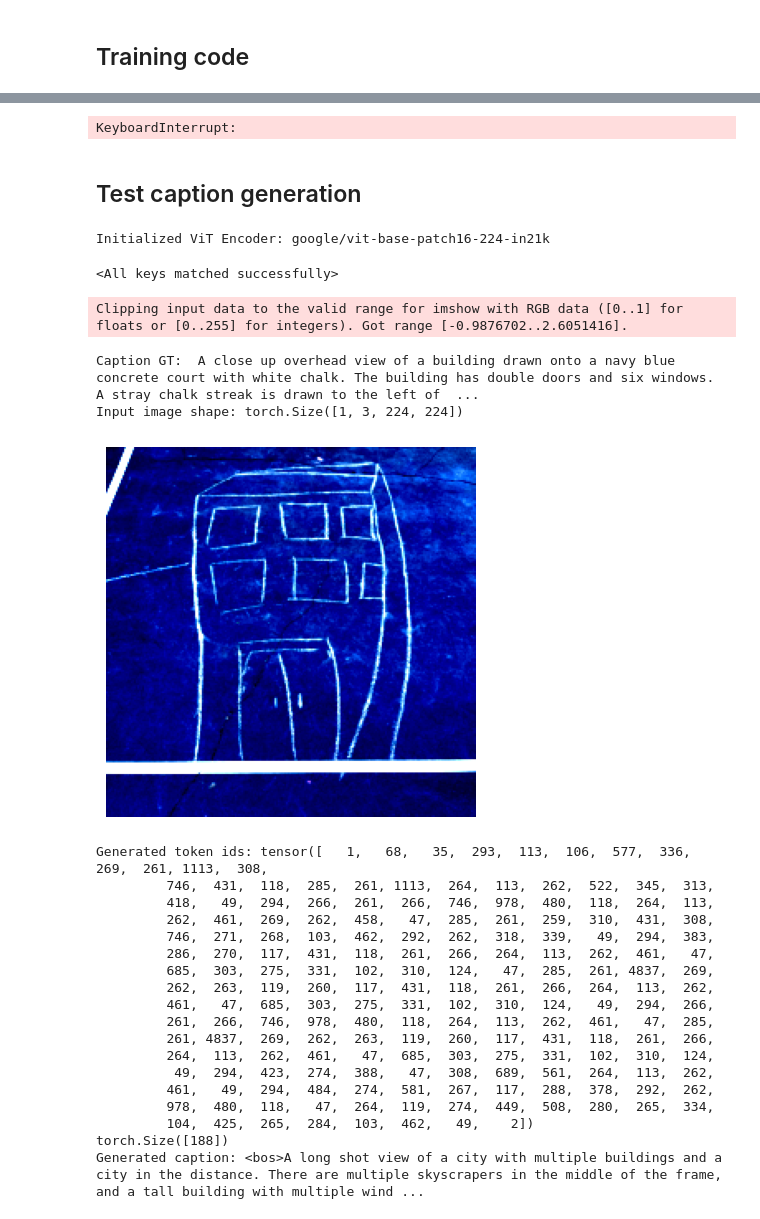
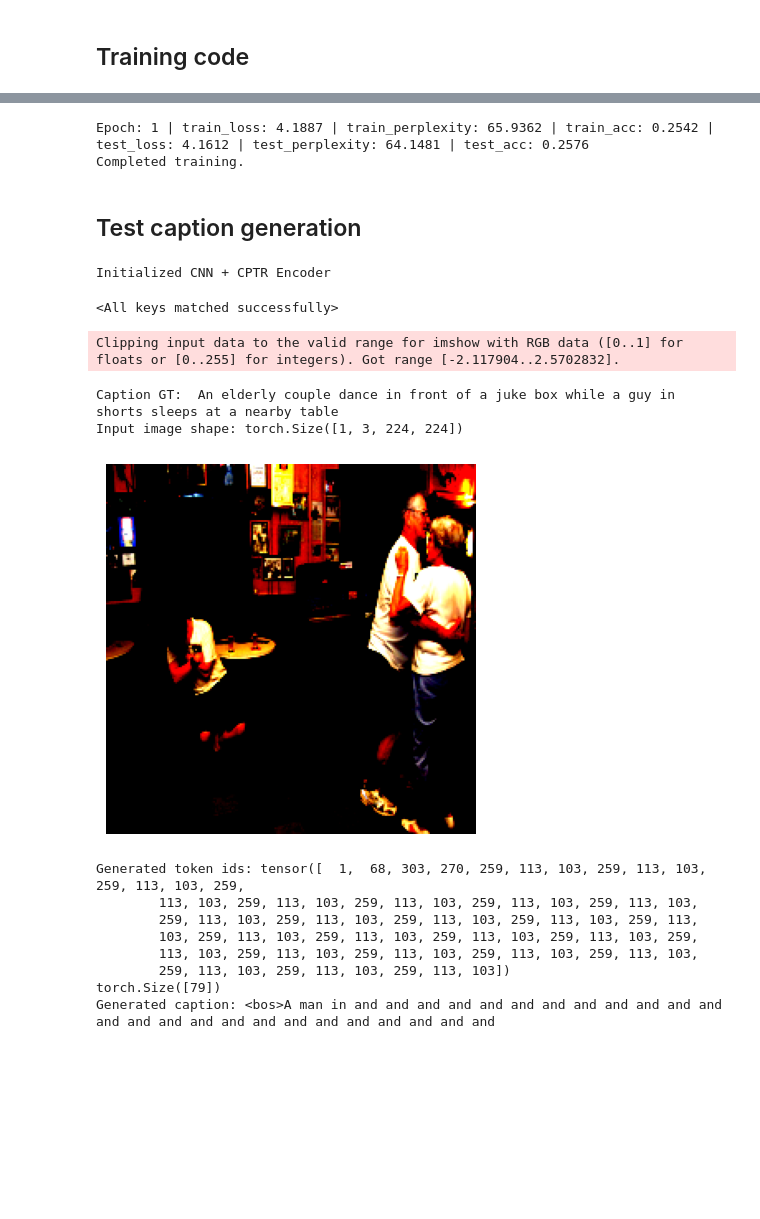
Before and after one commit to Incomprehensible/Transformer-Image-Captioning, a Jupyter notebook: train_model.ipynb, the cells around one changed output, grey strips where cells are left out. Drawn from its saved outputs; the diff is of its cells as text; code cells hidden in the pictures; blank space fills up the shorter version.

Commit message:
feat: rebased config loading around json. Adjusted LR of cosine annealing.

```diff
--- a/train_model.ipynb
+++ b/train_model.ipynb
@@ -28,2 +28,4 @@ importlib.reload(config)
 torch.cuda.empty_cache()
+# %%
+config = cfg.make_config()
 # %%
@@ -206,7 +224,7 @@ Initialized ViT Encoder: google/vit-base-patch16-224-in21k
 ## Training code
 # %%
 class EarlyStopping:
-    def __init__(self, patience=config.EARLY_STOPPING_PATIENCE, delta=config.EARLY_STOPPING_DELTA, verbose=False):
+    def __init__(self, patience, delta, verbose=False):
         self.patience = patience
         self.delta = delta
         self.verbose = verbose
@@ -689,18 +727,20 @@ torch.cuda.empty_cache()
 # %%
 # Train the model for the rest of the epochs and save the training results to a dictionary
 results = train(model=transformer,
+                config=config,
                 tokenizer=tokenizer,
                 train_dataloader=train_dataloader,
                 test_dataloader=test_dataloader,
                 optimizer=optimizer,
                 scheduler=scheduler,
-                epochs=config.NUM_EPOCHS,
+                epochs=config["NUM_EPOCHS"],
                 device=device,
-                early_stop_patience=config.EARLY_STOPPING_PATIENCE,
-                early_stop_delta=config.EARLY_STOPPING_DELTA)
+                early_stop_patience=int(config["NUM_EPOCHS"]*0.1),
+                early_stop_delta=config["EARLY_STOPPING_DELTA"])
 print('Completed training.')
 # %% [output]
-KeyboardInterrupt:
+Epoch: 1 | train_loss: 4.1887 | train_perplexity: 65.9362 | train_acc: 0.2542 | test_loss: 4.1612 | test_perplexity: 64.1481 | test_acc: 0.2576
+Completed training.
 # %%
 # export training results to results directory
 results_dir = 'results'
@@ -716,63 +756,69 @@ torch.save(transformer.state_dict(), model_path)
 # %% [markdown]
 ## Test caption generation
 # %%
-transformer = CPTR(num_patches=config.NUM_PATCHES,
-                   img_emb_dim=D_IMG,
-                   patch_size=P,
-                   text_emb_dim=D_TEXT,
-                   d_model=D_TEXT,
-                   max_text_seq_len=L,
+transformer = CPTR(num_patches=config["NUM_PATCHES"],
+                   encoder_arch=config["ENCODER_ARCH"],
+                   encoding_strategy=config["VIT_ENCODING_STRATEGY"],
+                   use_embedding_projection=config["USE_PROJECTION_LAYER"],
+                   img_emb_use_conv=config["USE_CONV_IMG_EMBEDDING"],
+                   img_emb_dim=config["IMG_EMBEDDING_DIM"],
+                   patch_size=config["PATCH_SIZE"],
+                   text_emb_dim=config["TEXT_EMBEDDING_DIM"],
+                   d_model=config["EMBEDDING_DIM"],
+                   max_text_seq_len=config["MAX_TEXT_SEQUENCE_LENGTH"],
                    vocab_size=vocab_size,
                    pad_idx=pad_idx,
+                   channels=config["NUM_INPUT_CHANNELS"],
+                   num_encoder_blocks=config["ENCODER_NUM_BLOCKS"],
+                   num_encoder_heads=config["ENCODER_NUM_HEADS"],
+                   encoder_hidden_dim=config["ENCODER_HIDDEN_DIM"],
+                   encoder_dropout_prob=config["ENCODER_DROPOUT_PROB"],
+                   num_decoder_blocks=config["DECODER_NUM_BLOCKS"],
+                   num_decoder_heads=config["DECODER_NUM_HEADS"],
+                   decoder_hidden_dim=config["DECODER_HIDDEN_DIM"],
+                   decoder_dropout_prob=config["DECODER_DROPOUT_PROB"],
+                   bias=config["USE_BIAS"],
+                   use_weight_tying=config["USE_WEIGHT_TYING"],
+                   sublayer_dropout=config["SUBLAYER_DROPOUT"],
                    verbose=False).to(device)
 transformer.load_state_dict(torch.load(model_path, map_location=device))
 # %% [output]
-Initialized ViT Encoder: google/vit-base-patch16-224-in21k
+Initialized CNN + CPTR Encoder
 <All keys matched successfully>
 # %%
 transformer.eval()
 
 batch = next(iter(test_dataloader))
 image = batch["pixel_values"][0].unsqueeze(0).to(device)
 print('Caption GT: ', batch["description"][0])
 print('Input image shape:', image.shape)
 # plot input image
 img = image[0].cpu().permute(1, 2, 0).numpy()
 plt.imshow(img)
 plt.axis('off')
 plt.show()
 
 tokens = transformer.generate(image,
-        bos_token=tokenizer.get_vocab()[config.SpecialTokens.BOS.value],
-        eos_token=tokenizer.get_vocab()[config.SpecialTokens.EOS.value],
+        bos_token=tokenizer.get_vocab()[cfg.SpecialTokens.BOS.value],
+        eos_token=tokenizer.get_vocab()[cfg.SpecialTokens.EOS.value],
         max_len=L,
         device=device)
 if not isinstance(tokens, torch.Tensor):
         tokens = torch.tensor(tokens)
 print('Generated token ids:', tokens)
 print(tokens.shape)
 decoded_caption = tokenizer.decode(tokens)
 print('Generated caption:', decoded_caption)
 # %% [output]
-Clipping input data to the valid range for imshow with RGB data ([0..1] for floats or [0..255] for integers). Got range [-0.9876702..2.6051416].
+Clipping input data to the valid range for imshow with RGB data ([0..1] for floats or [0..255] for integers). Got range [-2.117904..2.5702832].
-Caption GT:  A close up overhead view of a building drawn onto a navy blue concrete court with white chalk. The building has double doors and six windows. A stray chalk streak is drawn to the left of  ...
+Caption GT:  An elderly couple dance in front of a juke box while a guy in shorts sleeps at a nearby table
 Input image shape: torch.Size([1, 3, 224, 224])
-[figure, old version]
+[figure, new version]
-Generated token ids: tensor([   1,   68,   35,  293,  113,  106,  577,  336,  269,  261, 1113,  308,
-         746,  431,  118,  285,  261, 1113,  264,  113,  262,  522,  345,  313,
-         418,   49,  294,  266,  261,  266,  746,  978,  480,  118,  264,  113,
-         262,  461,  269,  262,  458,   47,  285,  261,  259,  310,  431,  308,
-         746,  271,  268,  103,  462,  292,  262,  318,  339,   49,  294,  383,
-         286,  270,  117,  431,  118,  261,  266,  264,  113,  262,  461,   47,
-         685,  303,  275,  331,  102,  310,  124,   47,  285,  261, 4837,  269,
-         262,  263,  119,  260,  117,  431,  118,  261,  266,  264,  113,  262,
-         461,   47,  685,  303,  275,  331,  102,  310,  124,   49,  294,  266,
-         261,  266,  746,  978,  480,  118,  264,  113,  262,  461,   47,  285,
-         261, 4837,  269,  262,  263,  119,  260,  117,  431,  118,  261,  266,
-         264,  113,  262,  461,   47,  685,  303,  275,  331,  102,  310,  124,
-          49,  294,  423,  274,  388,   47,  308,  689,  561,  264,  113,  262,
-         461,   49,  294,  484,  274,  581,  267,  117,  288,  378,  292,  262,
-         978,  480,  118,   47,  264,  119,  274,  449,  508,  280,  265,  334,
-         104,  425,  265,  284,  103,  462,   49,    2])
-torch.Size([188])
-Generated caption: <bos>A long shot view of a city with multiple buildings and a city in the distance. There are multiple skyscrapers in the middle of the frame, and a tall building with multiple wind ...
+Generated token ids: tensor([  1,  68, 303, 270, 259, 113, 103, 259, 113, 103, 259, 113, 103, 259,
+        113, 103, 259, 113, 103, 259, 113, 103, 259, 113, 103, 259, 113, 103,
+        259, 113, 103, 259, 113, 103, 259, 113, 103, 259, 113, 103, 259, 113,
+        103, 259, 113, 103, 259, 113, 103, 259, 113, 103, 259, 113, 103, 259,
+        113, 103, 259, 113, 103, 259, 113, 103, 259, 113, 103, 259, 113, 103,
+        259, 113, 103, 259, 113, 103, 259, 113, 103])
+torch.Size([79])
+Generated caption: <bos>A man in and and and and and and and and and and and and and and and and and and and and and and and and and
```
Also changed, not shown: parts of 14 cells of this notebook, 3 other files.
